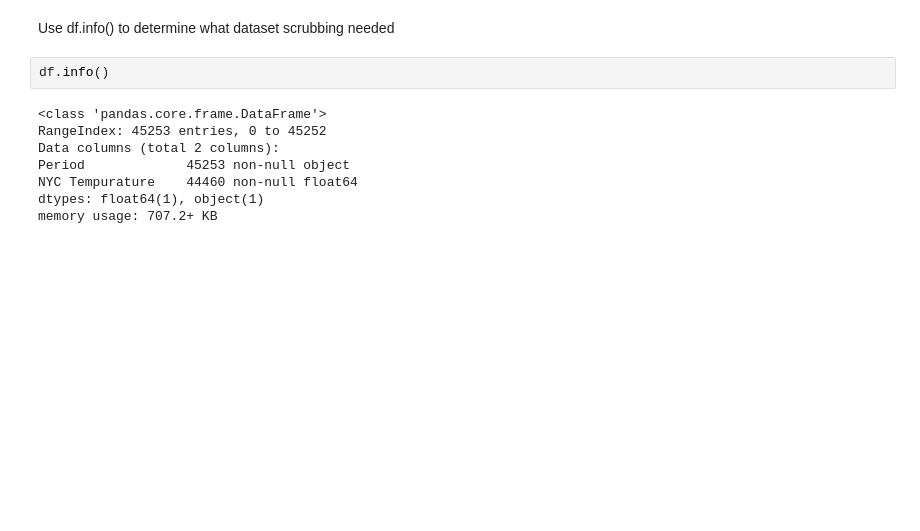
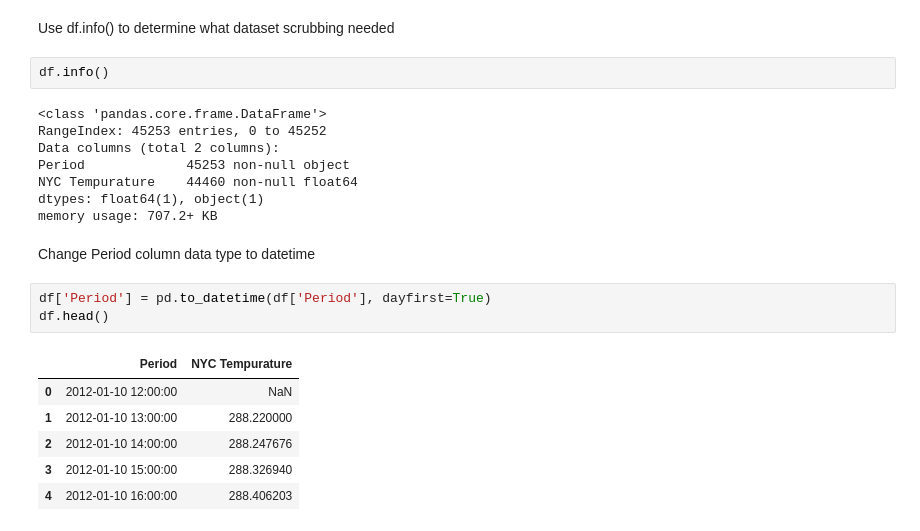
Before and after one commit to blantj/temperature_time_series, a Jupyter notebook: Modeling.ipynb, the cells around one changed output. Drawn from its saved outputs; the diff is of its cells as text; blank space fills up the shorter version.

Commit message:
Update for scrubbing data

```diff
--- a/Modeling.ipynb
+++ b/Modeling.ipynb
@@ -32,3 +34,15 @@ Period             45253 non-null object
 NYC Tempurature    44460 non-null float64
 dtypes: float64(1), object(1)
 memory usage: 707.2+ KB
+# %% [markdown]
+Change Period column data type to datetime
+# %%
+df['Period'] = pd.to_datetime(df['Period'], dayfirst=True)
+df.head()
+# %% [output]
+|  | Period | NYC Tempurature |
+| 0 | 2012-01-10 12:00:00 | NaN |
+| 1 | 2012-01-10 13:00:00 | 288.220000 |
+| 2 | 2012-01-10 14:00:00 | 288.247676 |
+| 3 | 2012-01-10 15:00:00 | 288.326940 |
+| 4 | 2012-01-10 16:00:00 | 288.406203 |
```
Also changed, not shown: parts of 9 cells of this notebook.
